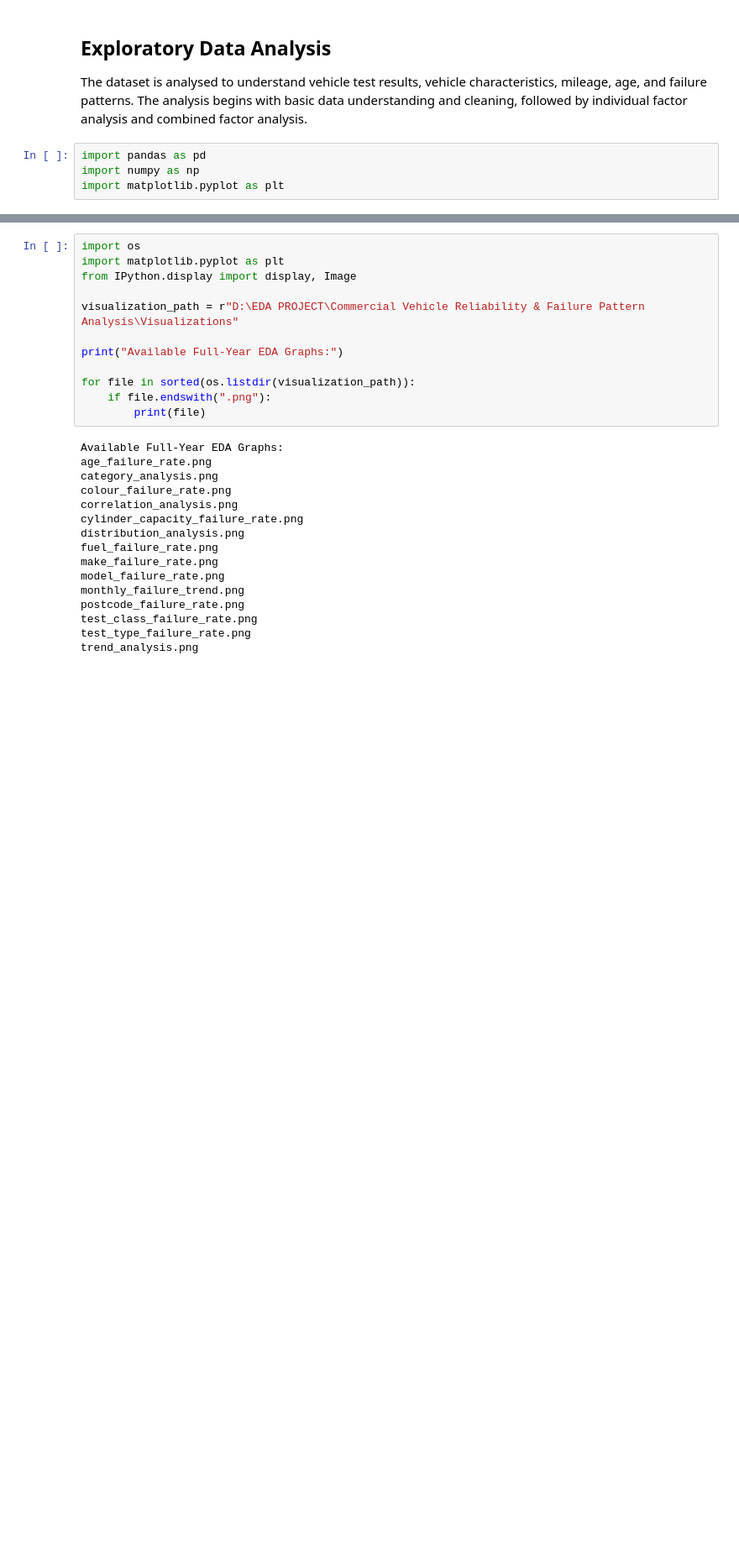
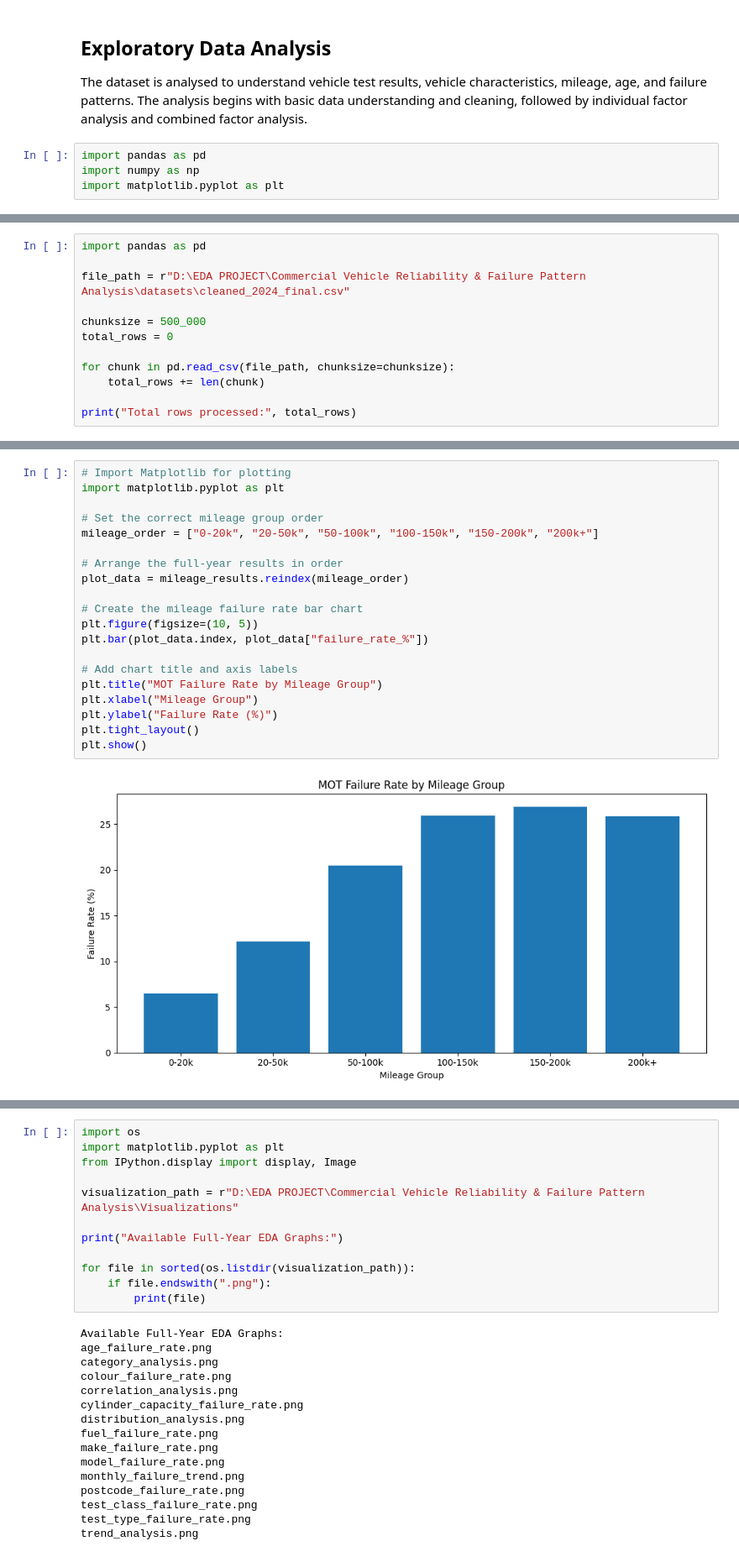
Before and after one commit to v-enkat/com_vechicle, a Jupyter notebook: Notebook/EDA_2024.ipynb, the cells around one changed output, grey strips where cells are left out. Shown at 84% size. Cells and saved outputs as stored; diff of their text form; blank space fills up the shorter version.

Commit message:
Update full-year vehicle reliability EDA project

```diff
--- a/Notebook/EDA_2024.ipynb
+++ b/Notebook/EDA_2024.ipynb
@@ -263,0 +42,12 @@ display(class_analysis.sort_values("failure_rate", ascending=False))
+# %%
+import pandas as pd
+
+file_path = r"D:\EDA PROJECT\Commercial Vehicle Reliability & Failure Pattern Analysis\datasets\cleaned_2024_final.csv"
+
+chunksize = 500_000
+total_rows = 0
+
+for chunk in pd.read_csv(file_path, chunksize=chunksize):
+    total_rows += len(chunk)
+
+print("Total rows processed:", total_rows)
@@ -263,0 +298,22 @@ display(class_analysis.sort_values("failure_rate", ascending=False))
+# %%
+# Import Matplotlib for plotting
+import matplotlib.pyplot as plt
+
+# Set the correct mileage group order
+mileage_order = ["0-20k", "20-50k", "50-100k", "100-150k", "150-200k", "200k+"]
+
+# Arrange the full-year results in order
+plot_data = mileage_results.reindex(mileage_order)
+
+# Create the mileage failure rate bar chart
+plt.figure(figsize=(10, 5))
+plt.bar(plot_data.index, plot_data["failure_rate_%"])
+
+# Add chart title and axis labels
+plt.title("MOT Failure Rate by Mileage Group")
+plt.xlabel("Mileage Group")
+plt.ylabel("Failure Rate (%)")
+plt.tight_layout()
+plt.show()
+# %% [output]
+[figure, added]
```
Also changed, not shown: parts of 310 cells of this notebook, 21 other files.
